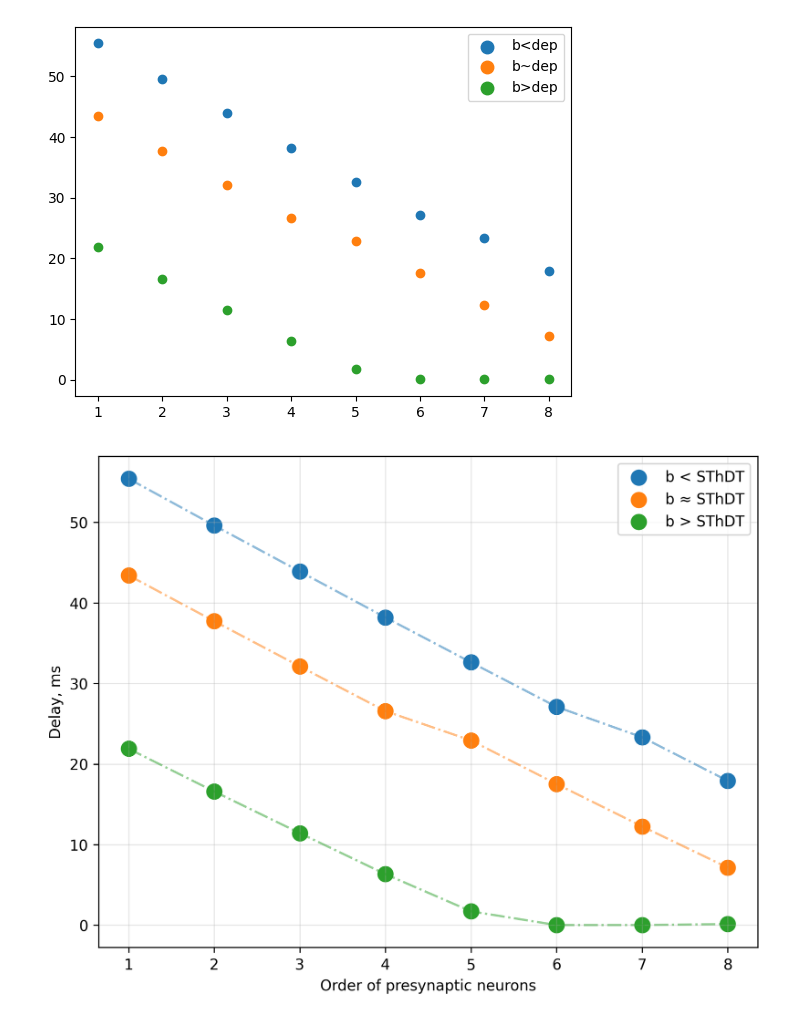
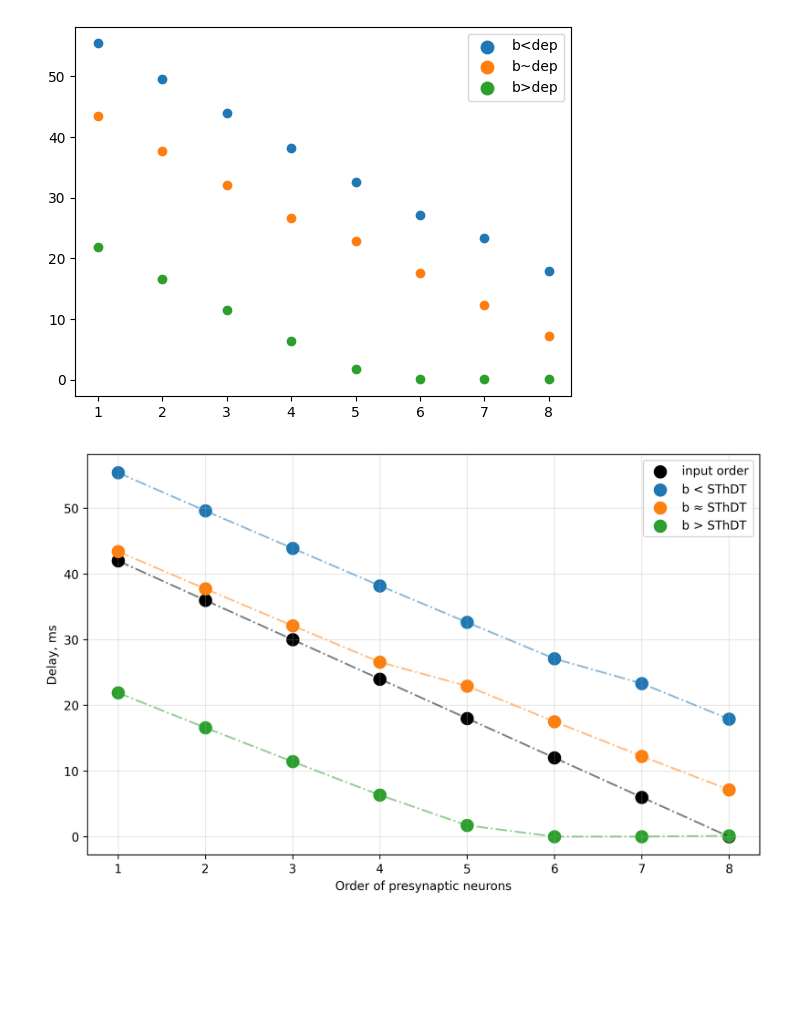
Before and after one commit to iamkg0/rustyspikes, a Jupyter notebook: Prototype/LATER_refactored.ipynb, the cells around one changed output. Cells and saved outputs as stored; diff of their text form; code cells hidden in the pictures; blank space fills up the shorter version.

Commit message:
input order to b relations

```diff
--- a/Prototype/LATER_refactored.ipynb
+++ b/Prototype/LATER_refactored.ipynb
@@ -460,18 +460,20 @@ plt.show()
 # %%
 fig = plt.figure()
 fig.set_figheight(6)
-fig.set_figwidth(8)
+fig.set_figwidth(10)
 fig.set_dpi(300)
 plt.xlabel('Order of presynaptic neurons')
 plt.ylabel('Delay, ms')
 plt.grid(visible=True, alpha=.3)
 plt.plot(list(range(1,num_inputs+1)),delays_less*res, '-.', alpha=.5)
 plt.plot(list(range(1,num_inputs+1)),delays_close*res, '-.', alpha=.5)
 plt.plot(list(range(1,num_inputs+1)),delays_greater*res, '-.', alpha=.5)
+plt.plot(list(range(1, num_inputs+1)), [i*interval for i in range(num_inputs-1, -1, -1)], '-.', alpha=.5, c='black')
+plt.scatter(list(range(1, num_inputs+1)), [i*interval for i in range(num_inputs-1, -1, -1)], label='input order', s=100, c='black')
 plt.scatter(list(range(1,num_inputs+1)),delays_less*res, label='b < SThDT', s=100)
 plt.scatter(list(range(1,num_inputs+1)),delays_close*res, label='b ≈ SThDT', s=100)
 plt.scatter(list(range(1,num_inputs+1)),delays_greater*res, label='b > SThDT', s=100)
 plt.legend(markerscale=1)
 plt.show()
 # %% [output]
-[figure, old version]
+[figure, new version]
```
